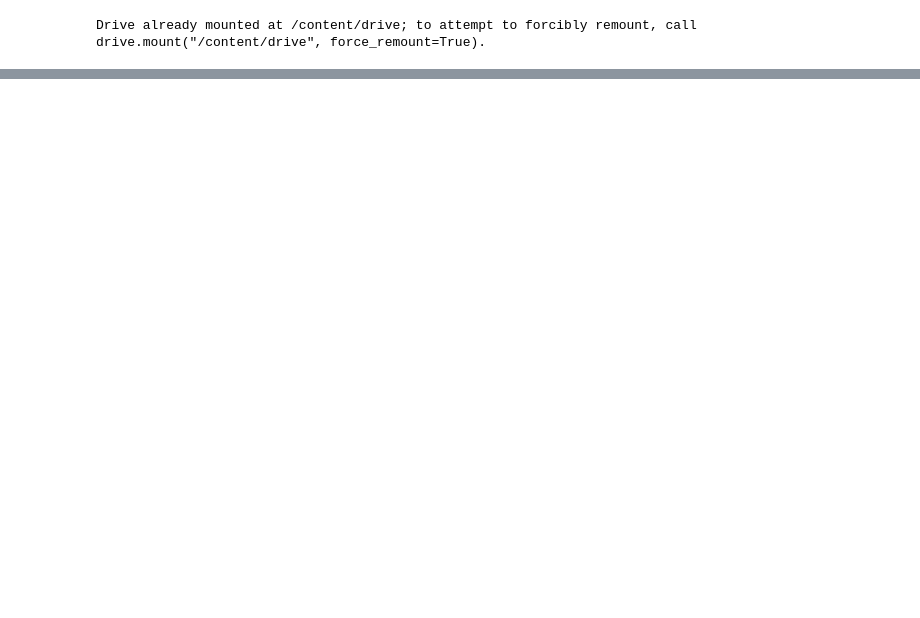
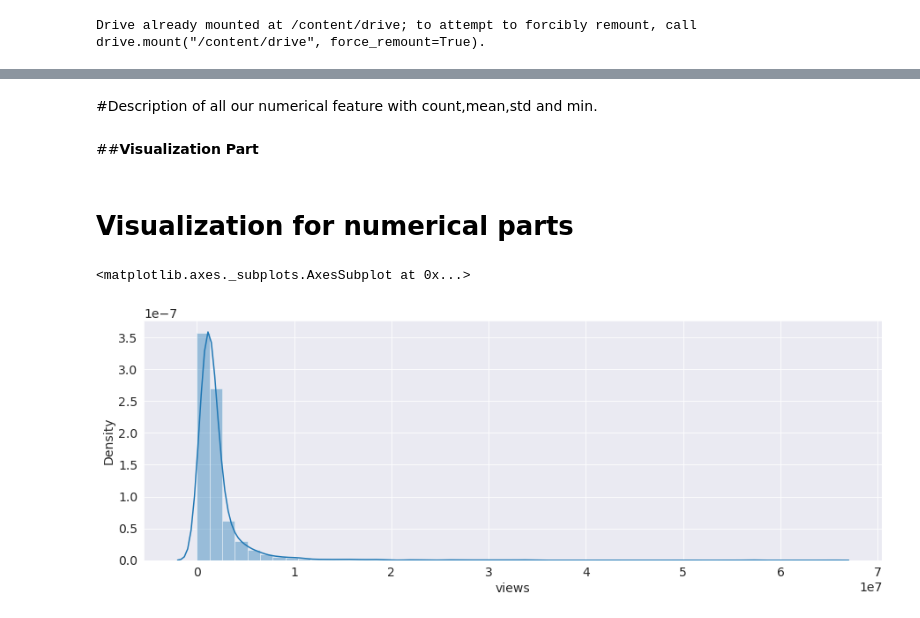
Before and after one commit to maya034/TED-TALK-VIEWS-PREDICTION, a Jupyter notebook: CH_Mayank_Kumar_TED_TALK_VIEWS_PREDICTION.ipynb, the cells around one changed output, grey strips where cells are left out. Saved outputs shown, nothing was run; the diff lists cells and outputs as text; code cells hidden in the pictures; blank space fills up the shorter version.

```diff
--- a/CH_Mayank_Kumar_TED_TALK_VIEWS_PREDICTION.ipynb
+++ b/CH_Mayank_Kumar_TED_TALK_VIEWS_PREDICTION.ipynb
@@ -9,0 +137,29 @@ warnings.filterwarnings('ignore')
+# %%
+import pandas as pd
+import numpy as np
+import seaborn as sns
+import matplotlib
+import matplotlib.pyplot as plt
+%matplotlib inline
+from sklearn.linear_model import Ridge, Lasso
+from sklearn.ensemble import RandomForestRegressor, GradientBoostingRegressor, ExtraTreesRegressor
+from sklearn.neural_network import MLPRegressor
+import xgboost as xgb
+from sklearn import neighbors
+from sklearn.svm import SVR
+from sklearn import metrics
+from sklearn.metrics import mean_squared_error, r2_score,mean_absolute_error
+from sklearn.preprocessing import StandardScaler, MinMaxScaler
+from sklearn.model_selection import train_test_split, KFold
+from sklearn.preprocessing import OneHotEncoder
+from sklearn.model_selection import GridSearchCV
+from sklearn.model_selection import RandomizedSearchCV
+from sklearn import ensemble
+
+sns.set_style('darkgrid')
+matplotlib.rcParams['font.size'] = 14
+matplotlib.rcParams['figure.figsize'] = (7,4)
+matplotlib.rcParams['figure.facecolor'] = '#00000000'
+
+import warnings
+warnings.filterwarnings('ignore')
@@ -716,0 +214,3 @@ ValueError: ignored
+# %%
+#data copy
+data=dataset.copy()
@@ -716,0 +306,13 @@ ValueError: ignored
+# %% [markdown]
+#Description of all our numerical feature with count,mean,std and min.
+# %% [markdown]
+##**Visualization Part**
+# %% [markdown]
+# Visualization for numerical parts
+# %%
+#visualizing the distplot of views:
+plt.figure(figsize=(15,5))
+sns.distplot(data['views'])
+# %% [output]
+<matplotlib.axes._subplots.AxesSubplot at 0x...>
+[figure, added]
```
Also changed, not shown: parts of 346 cells of this notebook.
